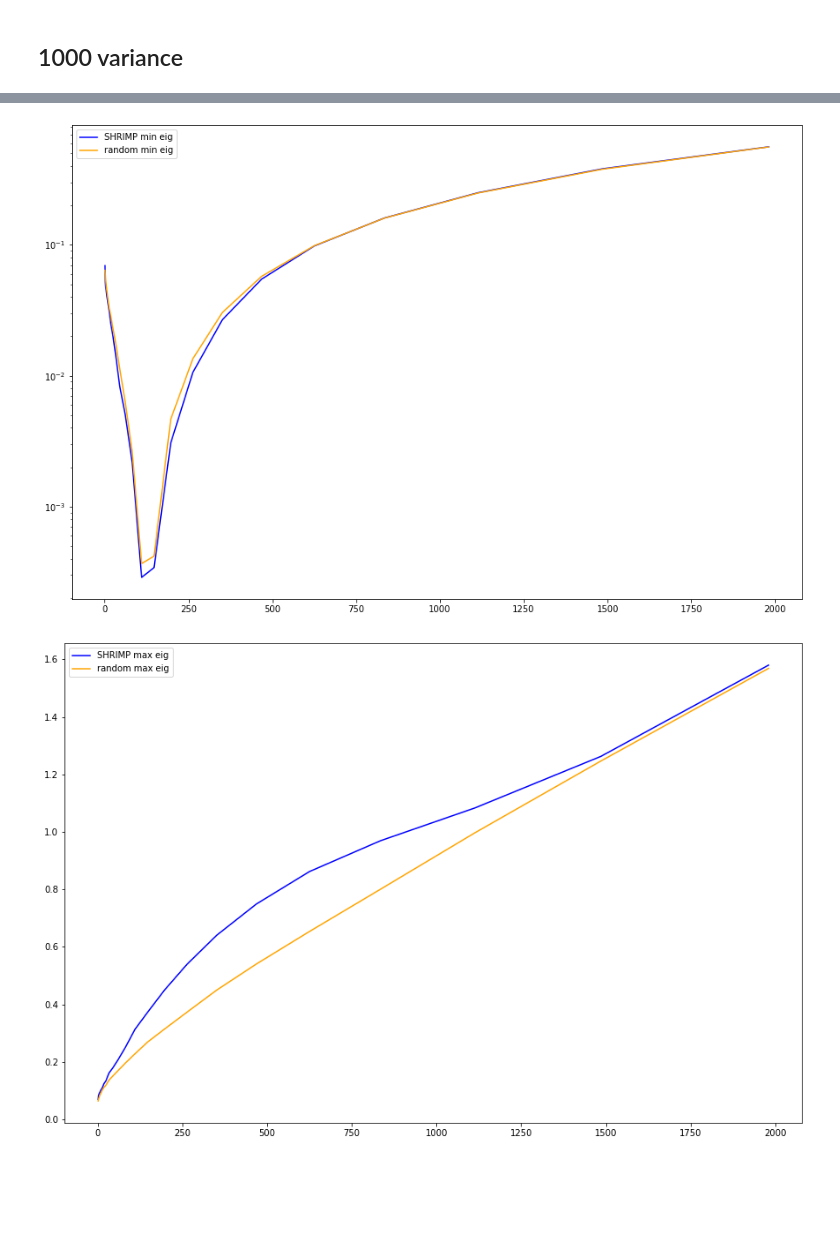
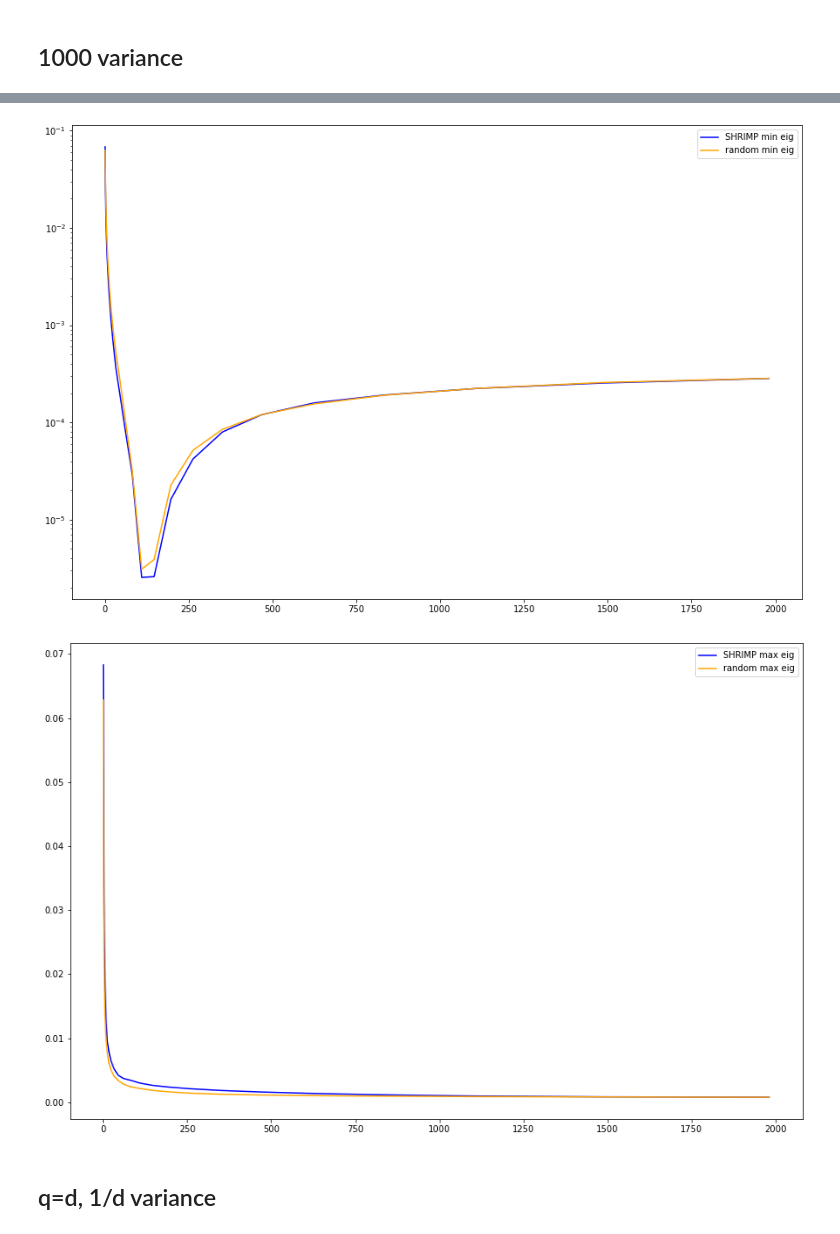
Before and after one commit to rhshi/sparse-rf, a Jupyter notebook: examples/spectrum/test_fn4.ipynb, the cells around one changed output, grey strips where cells are left out. Drawn from its saved outputs; the diff is of its cells as text; code cells hidden in the pictures; blank space fills up the shorter version.

```diff
--- a/examples/spectrum/test_fn4.ipynb
+++ b/examples/spectrum/test_fn4.ipynb
@@ -90,16 +90,18 @@ plt.show()
 # %%
 plt.figure(figsize=(15, 10))
-plt.semilogy(svr_q.lengths, svr_q.eigs_s_min, label="SHRIMP min eig", color="blue")
-plt.semilogy(svr_q.lengths, svr_q.eigs_r_min, label="random min eig", color="orange")
+plt.semilogy(svr_q.lengths, np.array(svr_q.eigs_s_min[:]) / np.array(svr_q.lengths), label="SHRIMP min eig", color="blue")
+plt.semilogy(svr_q.lengths, np.array(svr_q.eigs_r_min[:]) / np.array(svr_q.lengths), label="random min eig", color="orange")
 plt.legend(loc="best")
 plt.show()
 # %% [output]
-[figure, old version]
+[figure, new version]
 # %%
 plt.figure(figsize=(15, 10))
-plt.plot(svr_q.lengths, svr_q.eigs_s_max, label="SHRIMP max eig", color="blue")
-plt.plot(svr_q.lengths, svr_q.eigs_r_max, label="random max eig", color="orange")
+plt.plot(svr_q.lengths, np.array(svr_q.eigs_s_max[:]) / np.array(svr_q.lengths), label="SHRIMP max eig", color="blue")
+plt.plot(svr_q.lengths, np.array(svr_q.eigs_r_max[:]) / np.array(svr_q.lengths), label="random max eig", color="orange")
 plt.legend(loc="best")
 plt.show()
 # %% [output]
-[figure, old version]
+[figure, new version]
+# %% [markdown]
+## q=d, 1/d variance
```
Also changed, not shown: parts of 11 cells of this notebook, 1 other file.
